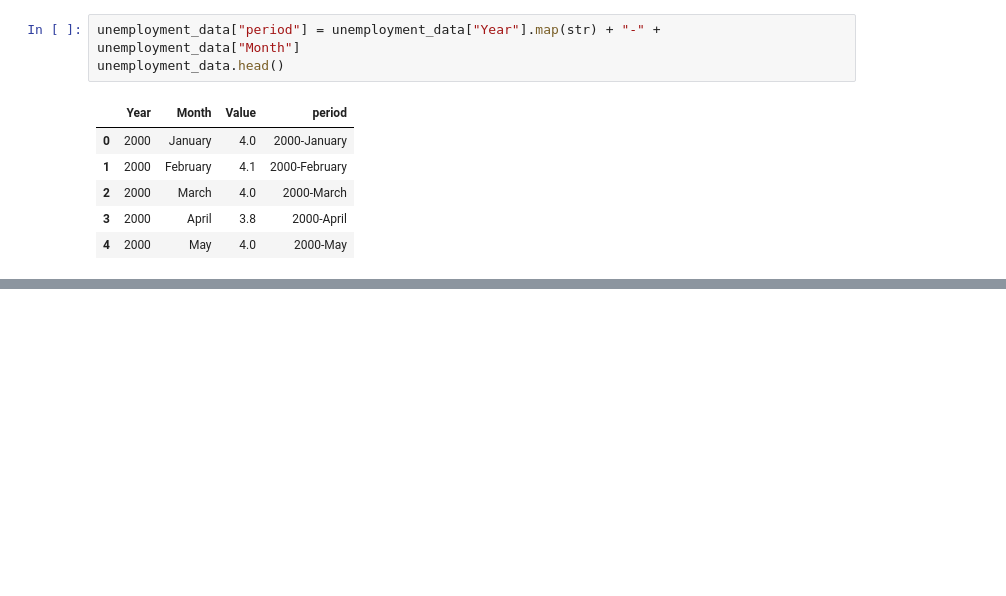
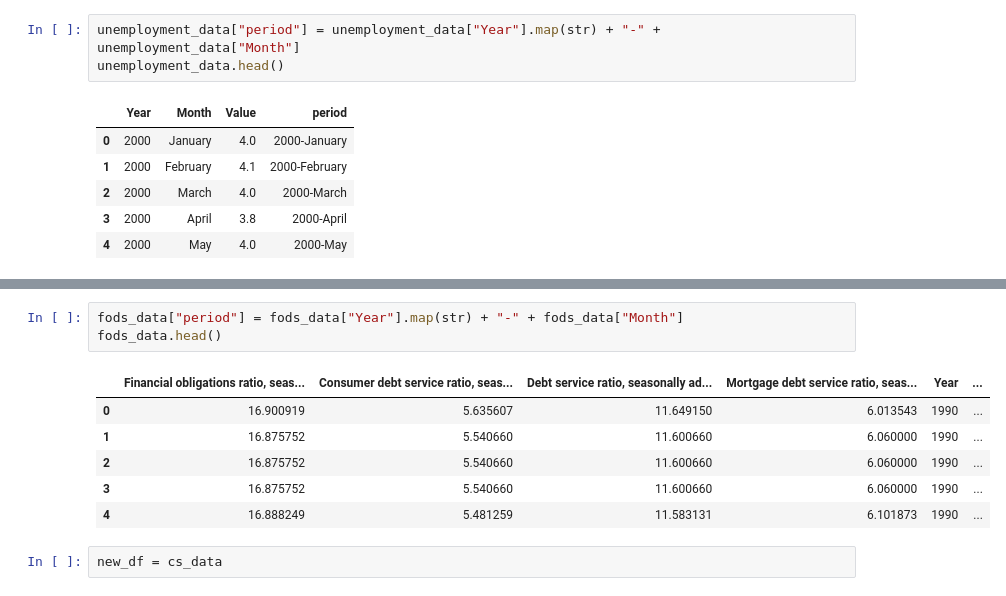
Before and after one commit to andrewboring/laughing-umbrella, a Jupyter notebook: Notebooks/data-assembler.ipynb, the cells around one changed output, grey strips where cells are left out. Drawn from its saved outputs; the diff is of its cells as text; blank space fills up the shorter version.

```diff
--- a/Notebooks/data-assembler.ipynb
+++ b/Notebooks/data-assembler.ipynb
@@ -92,0 +83,12 @@ fods_data.head()
+# %%
+fods_data["period"] = fods_data["Year"].map(str) + "-" + fods_data["Month"]
+fods_data.head()
+# %% [output]
+|  | Financial obligations ratio, seas... | Consumer debt service ratio, seas... | Debt service ratio, seasonally ad... | Mortgage debt service ratio, seas... | Year | ... |
+| 0 | 16.900919 | 5.635607 | 11.649150 | 6.013543 | 1990 | ... |
+| 1 | 16.875752 | 5.540660 | 11.600660 | 6.060000 | 1990 | ... |
+| 2 | 16.875752 | 5.540660 | 11.600660 | 6.060000 | 1990 | ... |
+| 3 | 16.875752 | 5.540660 | 11.600660 | 6.060000 | 1990 | ... |
+| 4 | 16.888249 | 5.481259 | 11.583131 | 6.101873 | 1990 | ... |
+# %%
+new_df = cs_data
```
Also changed, not shown: parts of 8 cells of this notebook.
